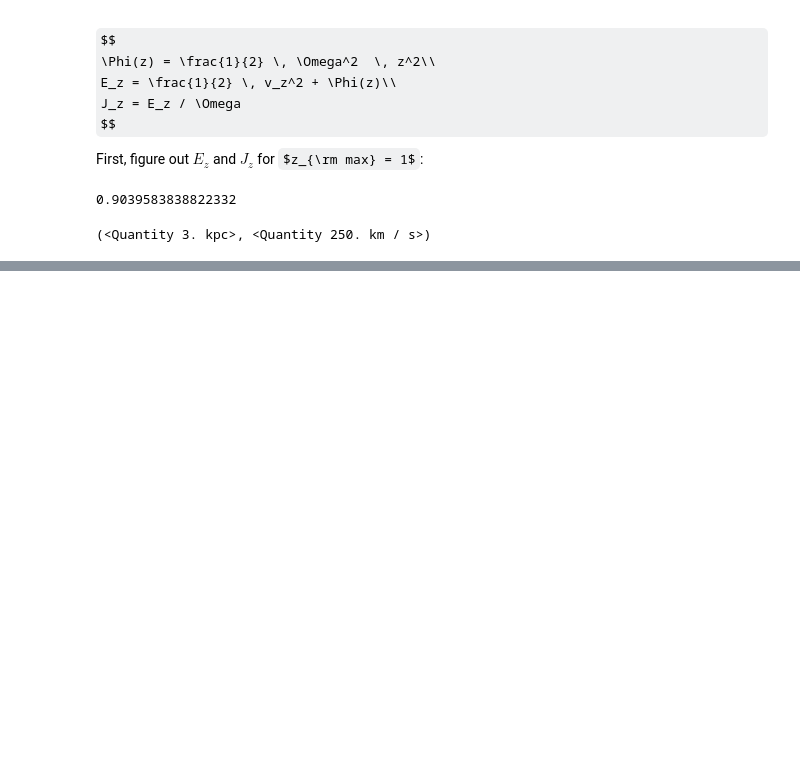
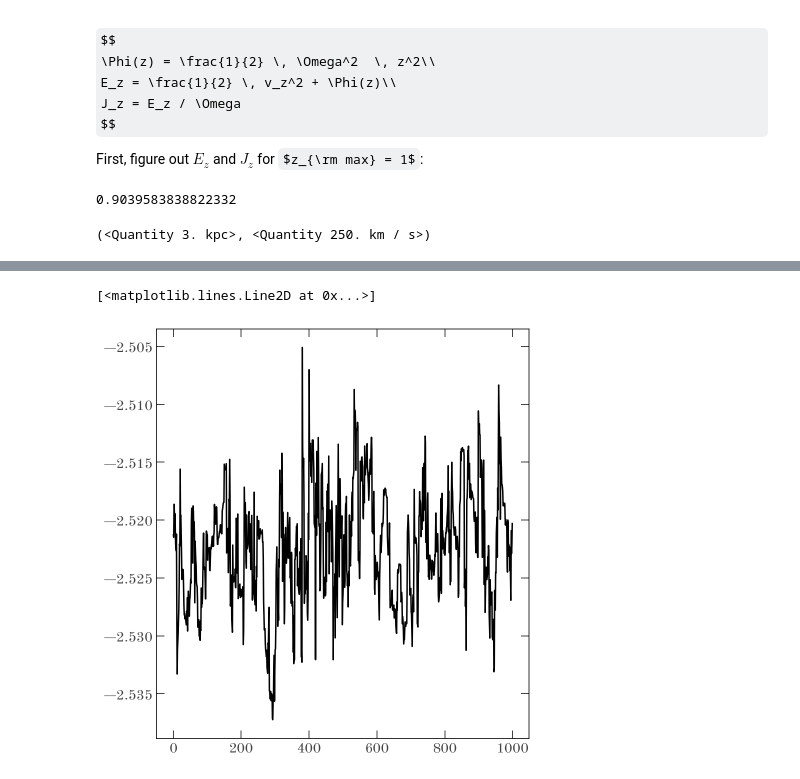
Before and after one commit to adrn/empirical-af, a Jupyter notebook: scripts/Figure-harmonic-oscillator.ipynb, the cells around one changed output, grey strips where cells are left out. Saved outputs shown, nothing was run; the diff lists cells and outputs as text; code cells hidden in the pictures; some formulas as TeX source; blank space fills up the shorter version.

```diff
--- a/scripts/Figure-harmonic-oscillator.ipynb
+++ b/scripts/Figure-harmonic-oscillator.ipynb
@@ -249,0 +264,5 @@ errs
+# %%
+plt.plot(states.position["ln_Omega0"], marker="")
+# %% [output]
+[<matplotlib.lines.Line2D at 0x...>]
+[figure, added]
```
Also changed, not shown: parts of 22 cells of this notebook.
